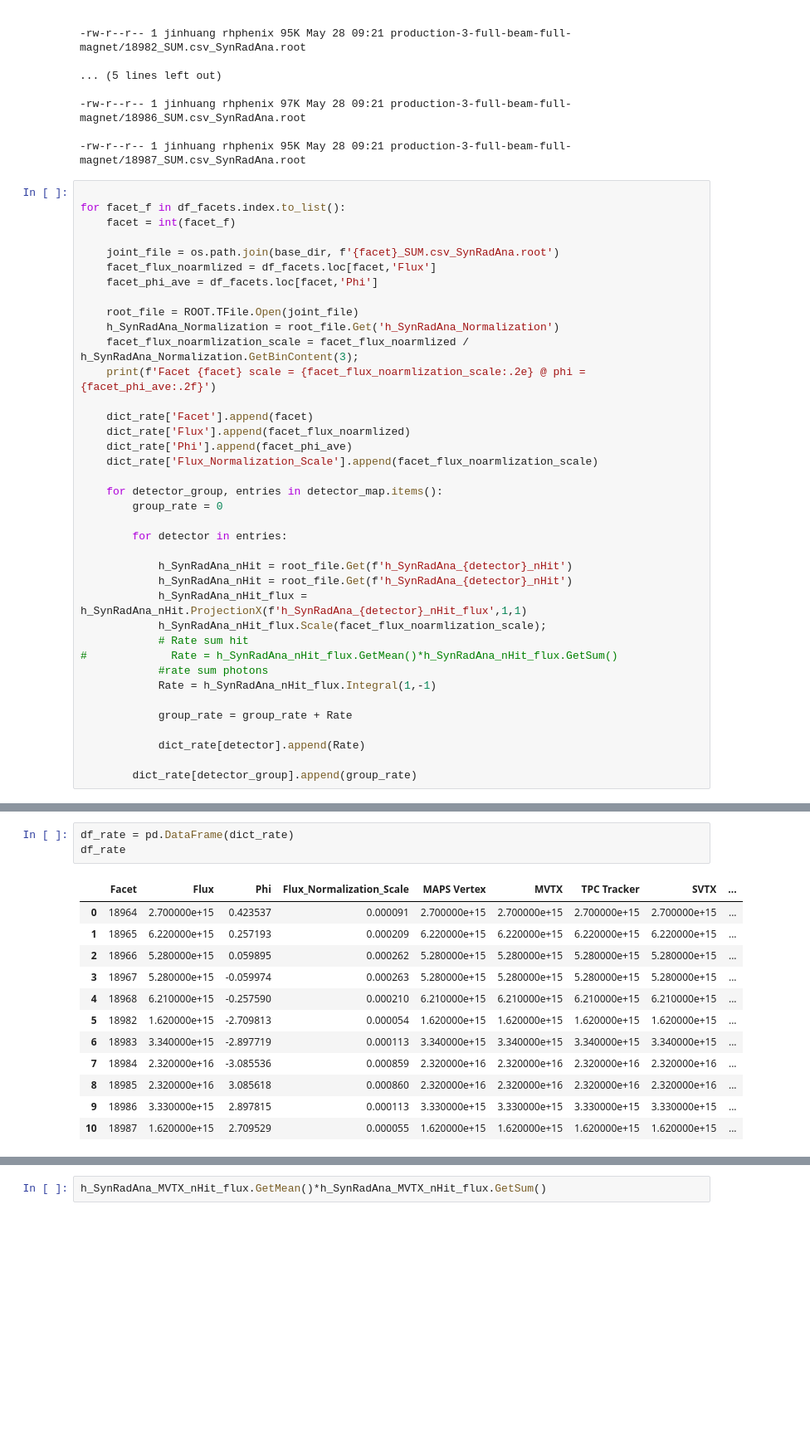
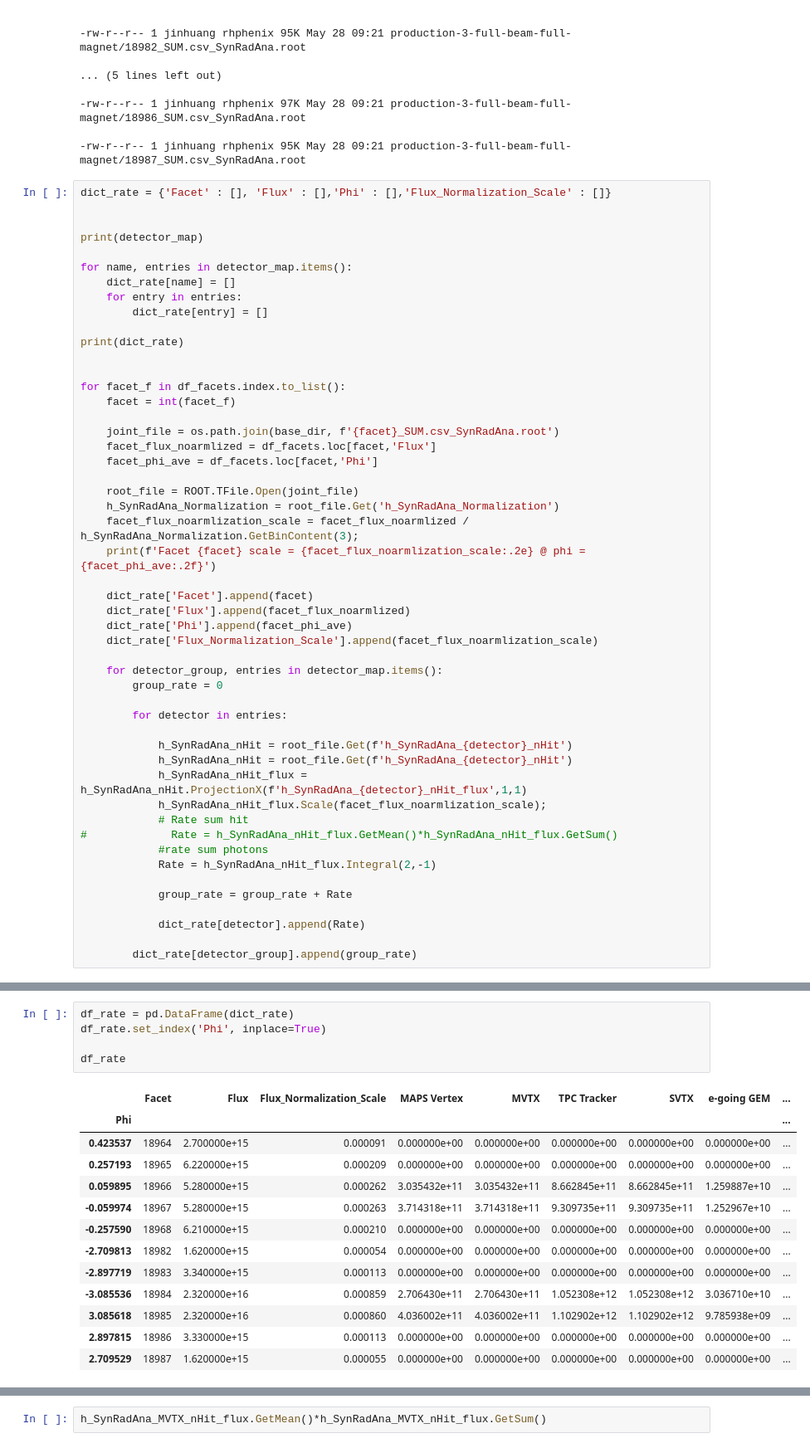
Before and after one commit to blackcathj/SynRad, a Jupyter notebook: RateCalculation.ipynb, the cells around one changed output, grey strips where cells are left out. Shown at 83% size. Drawn from its saved outputs; the diff is of its cells as text; blank space fills up the shorter version.

Commit message:
rate

```diff
--- a/RateCalculation.ipynb
+++ b/RateCalculation.ipynb
@@ -108,6 +93,18 @@ for facet_f in df_facets.index.to_list():
 
 -rw-r--r-- 1 jinhuang rhphenix 95K May 28 09:21 production-3-full-beam-full-magnet/18987_SUM.csv_SynRadAna.root
 # %%
+dict_rate = {'Facet' : [], 'Flux' : [],'Phi' : [],'Flux_Normalization_Scale' : []}
+
+
+print(detector_map)
+
+for name, entries in detector_map.items():
+    dict_rate[name] = []
+    for entry in entries:
+        dict_rate[entry] = []
+
+print(dict_rate)
+
 
 for facet_f in df_facets.index.to_list():
     facet = int(facet_f)
@@ -138,7 +135,7 @@ for facet_f in df_facets.index.to_list():
             # Rate sum hit
 #             Rate = h_SynRadAna_nHit_flux.GetMean()*h_SynRadAna_nHit_flux.GetSum()
             #rate sum photons
-            Rate = h_SynRadAna_nHit_flux.Integral(1,-1)
+            Rate = h_SynRadAna_nHit_flux.Integral(2,-1)
 
             group_rate = group_rate + Rate
 
@@ -159,17 +158,20 @@ Facet 18986 scale = 1.13e-04 @ phi = 2.90
 Facet 18987 scale = 5.46e-05 @ phi = 2.71
 # %%
 df_rate = pd.DataFrame(dict_rate)
+df_rate.set_index('Phi', inplace=True)
+
 df_rate
 # %% [output]
-|  | Facet | Flux | Phi | Flux_Normalization_Scale | MAPS Vertex | MVTX | TPC Tracker | SVTX | ... |
-| 0 | 18964 | 2.700000e+15 | 0.423537 | 0.000091 | 2.700000e+15 | 2.700000e+15 | 2.700000e+15 | 2.700000e+15 | ... |
-| 1 | 18965 | 6.220000e+15 | 0.257193 | 0.000209 | 6.220000e+15 | 6.220000e+15 | 6.220000e+15 | 6.220000e+15 | ... |
-| 2 | 18966 | 5.280000e+15 | 0.059895 | 0.000262 | 5.280000e+15 | 5.280000e+15 | 5.280000e+15 | 5.280000e+15 | ... |
-| 3 | 18967 | 5.280000e+15 | -0.059974 | 0.000263 | 5.280000e+15 | 5.280000e+15 | 5.280000e+15 | 5.280000e+15 | ... |
-| 4 | 18968 | 6.210000e+15 | -0.257590 | 0.000210 | 6.210000e+15 | 6.210000e+15 | 6.210000e+15 | 6.210000e+15 | ... |
-| 5 | 18982 | 1.620000e+15 | -2.709813 | 0.000054 | 1.620000e+15 | 1.620000e+15 | 1.620000e+15 | 1.620000e+15 | ... |
-| 6 | 18983 | 3.340000e+15 | -2.897719 | 0.000113 | 3.340000e+15 | 3.340000e+15 | 3.340000e+15 | 3.340000e+15 | ... |
-| 7 | 18984 | 2.320000e+16 | -3.085536 | 0.000859 | 2.320000e+16 | 2.320000e+16 | 2.320000e+16 | 2.320000e+16 | ... |
-| 8 | 18985 | 2.320000e+16 | 3.085618 | 0.000860 | 2.320000e+16 | 2.320000e+16 | 2.320000e+16 | 2.320000e+16 | ... |
-| 9 | 18986 | 3.330000e+15 | 2.897815 | 0.000113 | 3.330000e+15 | 3.330000e+15 | 3.330000e+15 | 3.330000e+15 | ... |
-| 10 | 18987 | 1.620000e+15 | 2.709529 | 0.000055 | 1.620000e+15 | 1.620000e+15 | 1.620000e+15 | 1.620000e+15 | ... |
+|  | Facet | Flux | Flux_Normalization_Scale | MAPS Vertex | MVTX | TPC Tracker | SVTX | e-going GEM | ... |
+| Phi |  |  |  |  |  |  |  |  | ... |
+| 0.423537 | 18964 | 2.700000e+15 | 0.000091 | 0.000000e+00 | 0.000000e+00 | 0.000000e+00 | 0.000000e+00 | 0.000000e+00 | ... |
+| 0.257193 | 18965 | 6.220000e+15 | 0.000209 | 0.000000e+00 | 0.000000e+00 | 0.000000e+00 | 0.000000e+00 | 0.000000e+00 | ... |
+| 0.059895 | 18966 | 5.280000e+15 | 0.000262 | 3.035432e+11 | 3.035432e+11 | 8.662845e+11 | 8.662845e+11 | 1.259887e+10 | ... |
+| -0.059974 | 18967 | 5.280000e+15 | 0.000263 | 3.714318e+11 | 3.714318e+11 | 9.309735e+11 | 9.309735e+11 | 1.252967e+10 | ... |
+| -0.257590 | 18968 | 6.210000e+15 | 0.000210 | 0.000000e+00 | 0.000000e+00 | 0.000000e+00 | 0.000000e+00 | 0.000000e+00 | ... |
+| -2.709813 | 18982 | 1.620000e+15 | 0.000054 | 0.000000e+00 | 0.000000e+00 | 0.000000e+00 | 0.000000e+00 | 0.000000e+00 | ... |
+| -2.897719 | 18983 | 3.340000e+15 | 0.000113 | 0.000000e+00 | 0.000000e+00 | 0.000000e+00 | 0.000000e+00 | 0.000000e+00 | ... |
+| -3.085536 | 18984 | 2.320000e+16 | 0.000859 | 2.706430e+11 | 2.706430e+11 | 1.052308e+12 | 1.052308e+12 | 3.036710e+10 | ... |
+| 3.085618 | 18985 | 2.320000e+16 | 0.000860 | 4.036002e+11 | 4.036002e+11 | 1.102902e+12 | 1.102902e+12 | 9.785938e+09 | ... |
+| 2.897815 | 18986 | 3.330000e+15 | 0.000113 | 0.000000e+00 | 0.000000e+00 | 0.000000e+00 | 0.000000e+00 | 0.000000e+00 | ... |
+| 2.709529 | 18987 | 1.620000e+15 | 0.000055 | 0.000000e+00 | 0.000000e+00 | 0.000000e+00 | 0.000000e+00 | 0.000000e+00 | ... |
```
Also changed, not shown: parts of 12 cells of this notebook, 15 other files.
